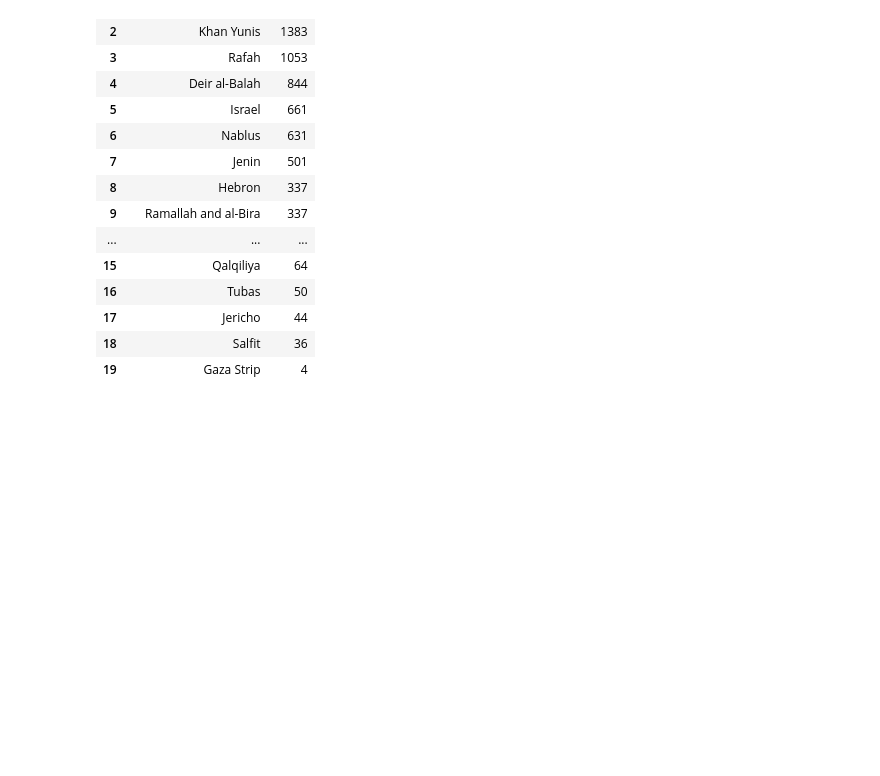
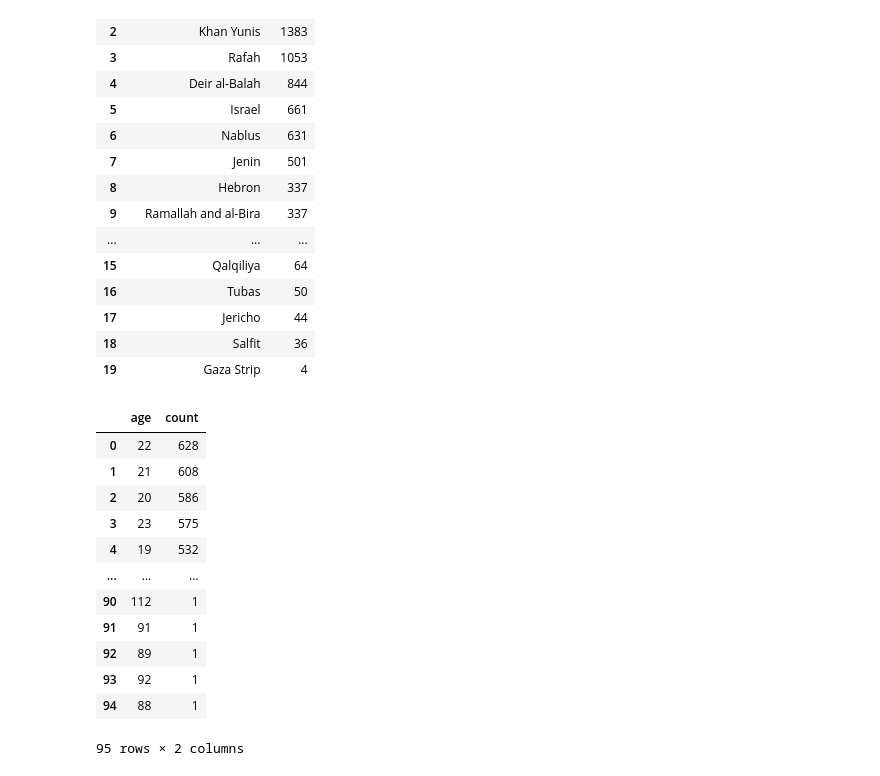
Before and after one commit to HamedRashwan/Phalstine, a Jupyter notebook: notebooks/analytics and viz.ipynb, the cells around one changed output. Saved outputs shown, nothing was run; the diff lists cells and outputs as text; code cells hidden in the pictures; blank space fills up the shorter version.

```diff
--- a/notebooks/analytics and viz.ipynb
+++ b/notebooks/analytics and viz.ipynb
@@ -197,3 +195,20 @@ df.event_location_district.value_counts().reset_index()
 | 19 | Gaza Strip | 4 |
 # %%
 px.funnel(df.event_location_district.value_counts().reset_index(),y='event_location_district' ,x='count')
+# %%
+age_va=df.age.value_counts().reset_index()
+age_va
+# %% [output]
+|  | age | count |
+| 0 | 22 | 628 |
+| 1 | 21 | 608 |
+| 2 | 20 | 586 |
+| 3 | 23 | 575 |
+| 4 | 19 | 532 |
+| ... | ... | ... |
+| 90 | 112 | 1 |
+| 91 | 91 | 1 |
+| 92 | 89 | 1 |
+| 93 | 92 | 1 |
+| 94 | 88 | 1 |
+95 rows × 2 columns
```
Also changed, not shown: parts of 11 cells of this notebook, 3 other files.
